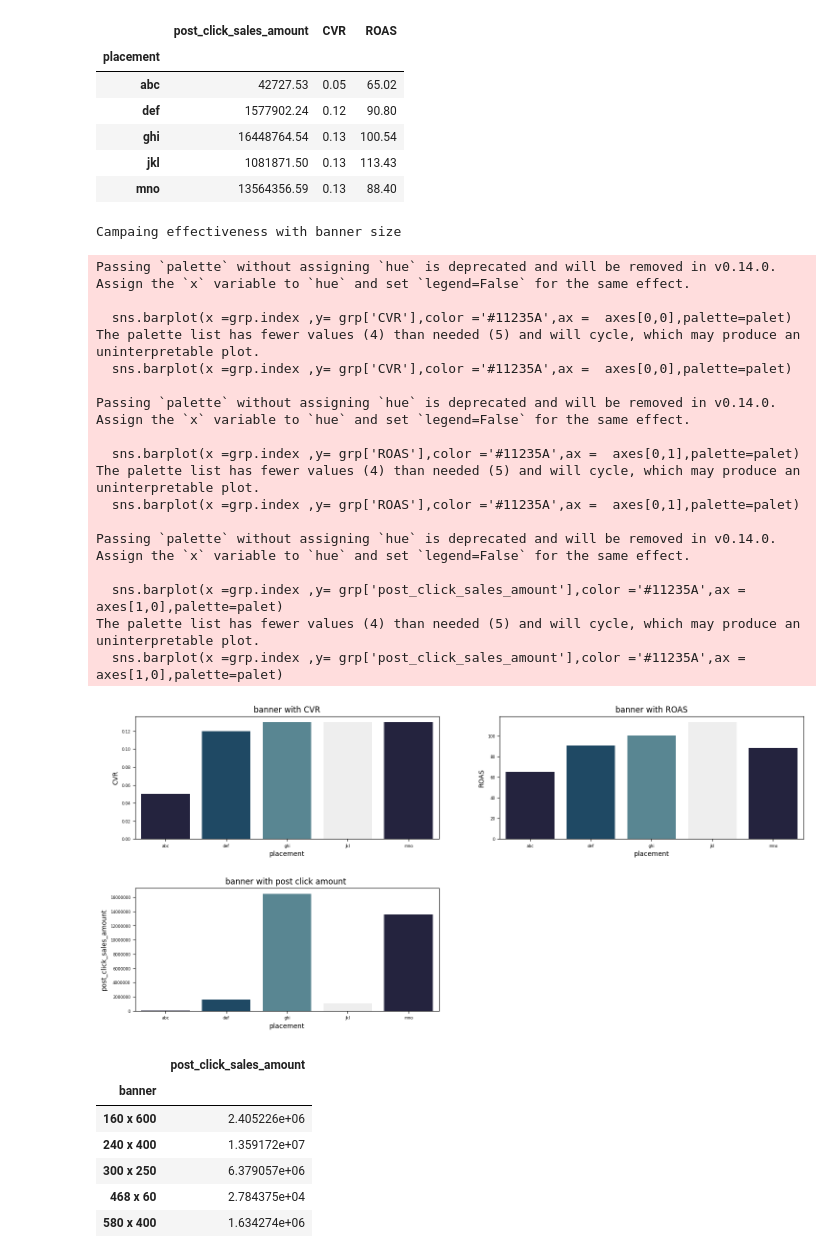
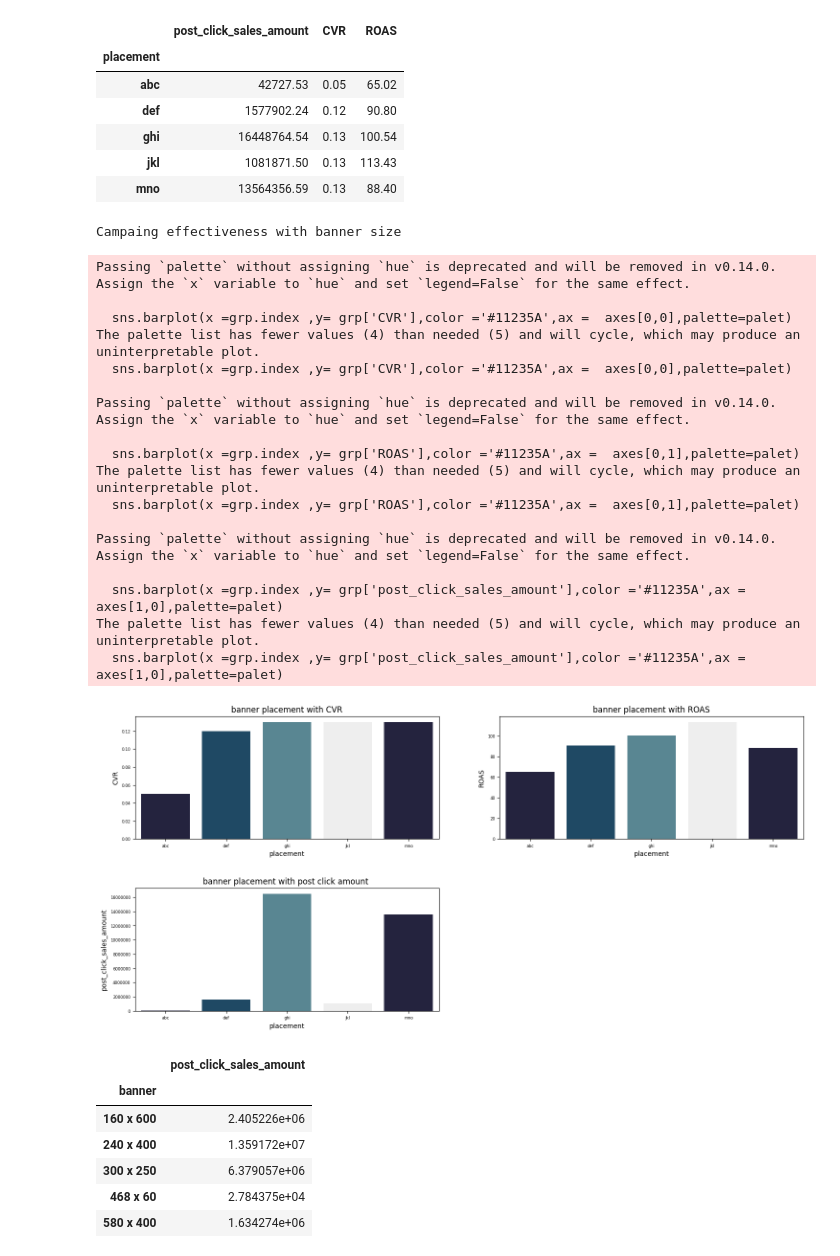
Before and after one commit to SuyashPatil-max/Finlatics, a Jupyter notebook: Marketing.ipynb, the cells around one changed output. Cells and saved outputs as stored; diff of their text form; code cells hidden in the pictures.

```diff
--- a/Marketing.ipynb
+++ b/Marketing.ipynb
@@ -432,45 +452,45 @@ sns.barplot(x =grp.index ,y= grp['CVR'],color ='#11235A',ax =  axes[0,0],palette
 axes[0,0].tick_params(axis = 'x', labelsize = 6 )
 axes[0,0].tick_params(axis = 'y', labelsize = 6 )
 axes[0,0].ticklabel_format(style ='plain', axis ='y')
-axes[0,0].set_title('banner with CVR')
+axes[0,0].set_title('banner placement with CVR')
 
 
 sns.barplot(x =grp.index ,y= grp['ROAS'],color ='#11235A',ax =  axes[0,1],palette=palet)
 axes[0,1].tick_params(axis = 'x', labelsize = 6 )
 axes[0,1].tick_params(axis = 'y', labelsize = 6 )
 axes[0,1].ticklabel_format(style ='plain', axis ='y')
-axes[0,1].set_title('banner with ROAS')
+axes[0,1].set_title('banner placement with ROAS')
 
 
 sns.barplot(x =grp.index ,y= grp['post_click_sales_amount'],color ='#11235A',ax =  axes[1,0],palette=palet)
 axes[1,0].tick_params(axis = 'x', labelsize = 6 )
 axes[1,0].tick_params(axis = 'y', labelsize = 6 )
 axes[1,0].ticklabel_format(style ='plain', axis ='y')
-axes[1,0].set_title('banner with post click amount ')
+axes[1,0].set_title('banner placement with post click amount ')
 
 axes[1,1].axis('off')
 plt.subplots_adjust(hspace=0.4)
 plt.show()
 # %% [output]
 Campaing effectiveness with banner size
 Passing `palette` without assigning `hue` is deprecated and will be removed in v0.14.0. Assign the `x` variable to `hue` and set `legend=False` for the same effect.
 
   sns.barplot(x =grp.index ,y= grp['CVR'],color ='#11235A',ax =  axes[0,0],palette=palet)
 The palette list has fewer values (4) than needed (5) and will cycle, which may produce an uninterpretable plot.
   sns.barplot(x =grp.index ,y= grp['CVR'],color ='#11235A',ax =  axes[0,0],palette=palet)
 
 Passing `palette` without assigning `hue` is deprecated and will be removed in v0.14.0. Assign the `x` variable to `hue` and set `legend=False` for the same effect.
 
   sns.barplot(x =grp.index ,y= grp['ROAS'],color ='#11235A',ax =  axes[0,1],palette=palet)
 The palette list has fewer values (4) than needed (5) and will cycle, which may produce an uninterpretable plot.
   sns.barplot(x =grp.index ,y= grp['ROAS'],color ='#11235A',ax =  axes[0,1],palette=palet)
 
 Passing `palette` without assigning `hue` is deprecated and will be removed in v0.14.0. Assign the `x` variable to `hue` and set `legend=False` for the same effect.
 
   sns.barplot(x =grp.index ,y= grp['post_click_sales_amount'],color ='#11235A',ax =  axes[1,0],palette=palet)
 The palette list has fewer values (4) than needed (5) and will cycle, which may produce an uninterpretable plot.
   sns.barplot(x =grp.index ,y= grp['post_click_sales_amount'],color ='#11235A',ax =  axes[1,0],palette=palet)
-[figure, old version]
+[figure, new version]
 # %%
 grp = df.groupby('banner')['post_click_sales_amount']
 grp = grp.sum()
```
Also changed, not shown: parts of 2 cells of this notebook.
